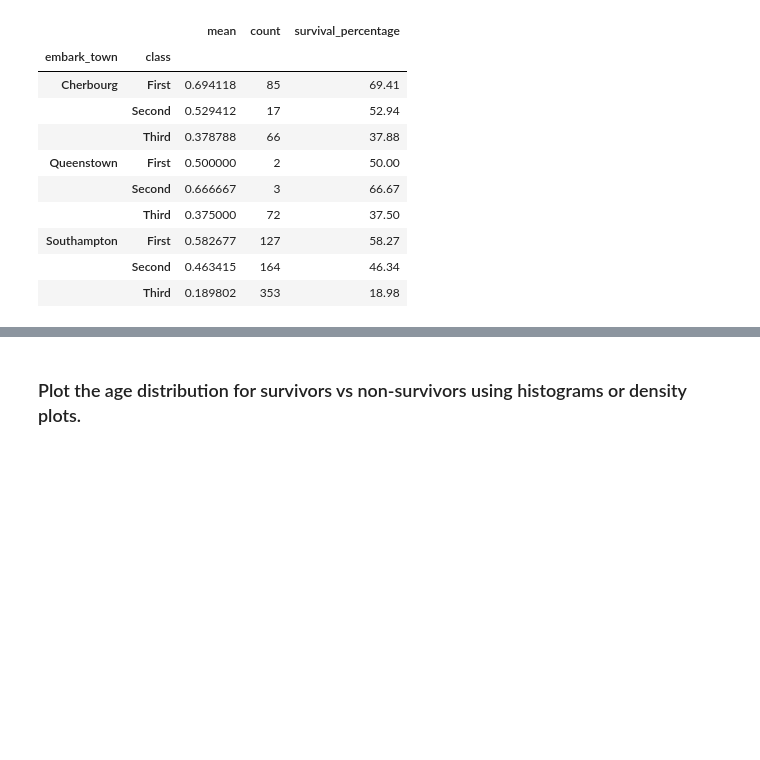
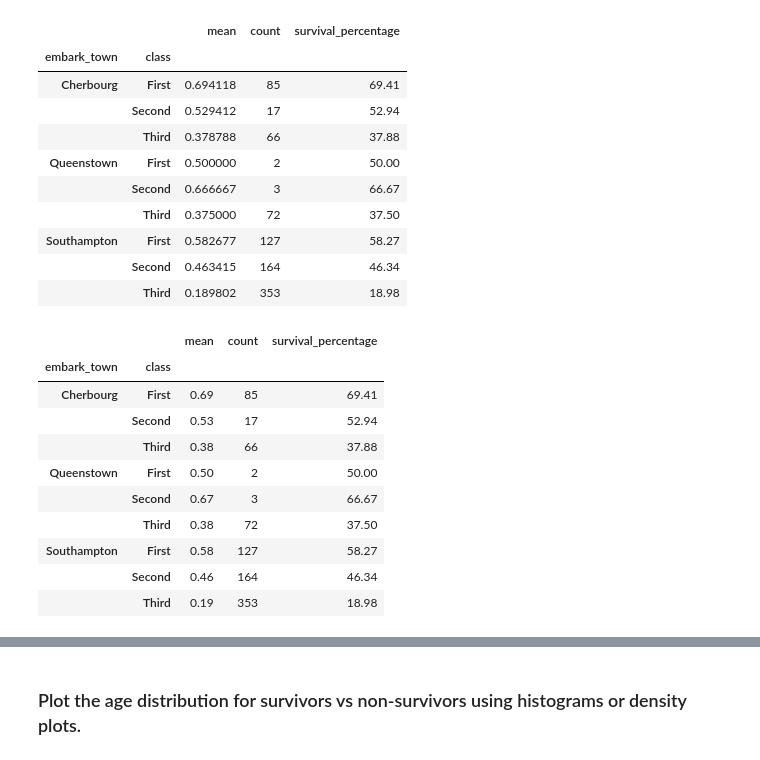
Before and after one commit to ValRCS/RTU_Data_Analysis_Visualization_CPD, a Jupyter notebook: notebooks/day3_exploratory_data_analysis.ipynb, the cells around one changed output, grey strips where cells are left out. Drawn from its saved outputs; the diff is of its cells as text; code cells hidden in the pictures; blank space fills up the shorter version.

```diff
--- a/notebooks/day3_exploratory_data_analysis.ipynb
+++ b/notebooks/day3_exploratory_data_analysis.ipynb
@@ -1068,3 +1078,20 @@ survivors_by_town_class
 | Southampton | First | 0.582677 | 127 | 58.27 |
 |  | Second | 0.463415 | 164 | 46.34 |
 |  | Third | 0.189802 | 353 | 18.98 |
+# %%
+# Pandas also offers option to display specific number of digits while still preserving the actual number of floating point precision
+# command is something like pd.set_options
+pd.options.display.float_format = '{:.2f}'.format
+survivors_by_town_class
+# %% [output]
+|  |  | mean | count | survival_percentage |
+| embark_town | class |  |  |  |
+| Cherbourg | First | 0.69 | 85 | 69.41 |
+|  | Second | 0.53 | 17 | 52.94 |
+|  | Third | 0.38 | 66 | 37.88 |
+| Queenstown | First | 0.50 | 2 | 50.00 |
+|  | Second | 0.67 | 3 | 66.67 |
+|  | Third | 0.38 | 72 | 37.50 |
+| Southampton | First | 0.58 | 127 | 58.27 |
+|  | Second | 0.46 | 164 | 46.34 |
+|  | Third | 0.19 | 353 | 18.98 |
```
Also changed, not shown: parts of 15 cells of this notebook.
